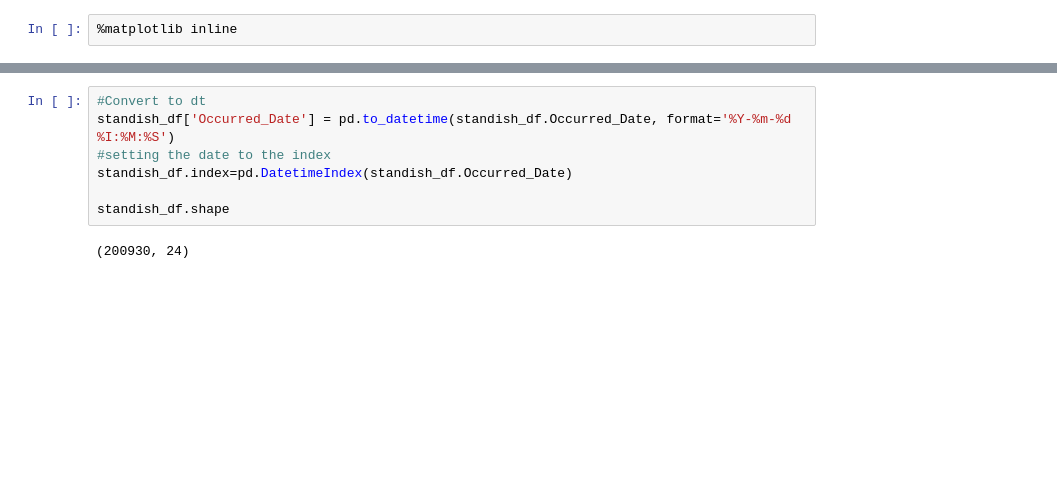
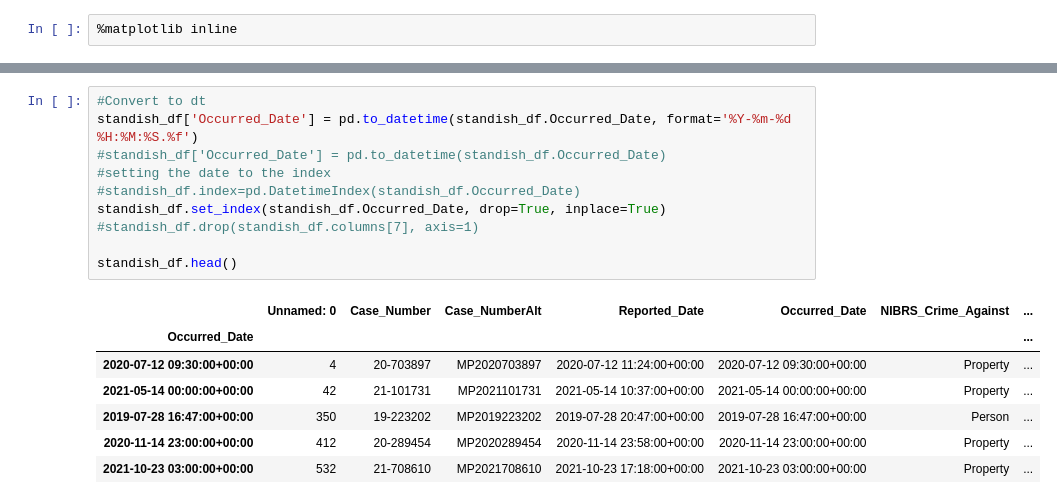
Before and after one commit to chrisolwell/MPLSCrime, a Jupyter notebook: standish_time.ipynb, the cells around one changed output, grey strips where cells are left out. Cells and saved outputs as stored; diff of their text form; blank space fills up the shorter version.

```diff
--- a/standish_time.ipynb
+++ b/standish_time.ipynb
@@ -28,12 +27,21 @@ standish_df.head()
 # %%
 #Convert to dt
-standish_df['Occurred_Date'] = pd.to_datetime(standish_df.Occurred_Date, format='%Y-%m-%d %I:%M:%S')
+standish_df['Occurred_Date'] = pd.to_datetime(standish_df.Occurred_Date, format='%Y-%m-%d %H:%M:%S.%f')
+#standish_df['Occurred_Date'] = pd.to_datetime(standish_df.Occurred_Date)
 #setting the date to the index
-standish_df.index=pd.DatetimeIndex(standish_df.Occurred_Date)
+#standish_df.index=pd.DatetimeIndex(standish_df.Occurred_Date)
+standish_df.set_index(standish_df.Occurred_Date, drop=True, inplace=True)
+#standish_df.drop(standish_df.columns[7], axis=1)
 
-standish_df.shape
+standish_df.head()
 # %% [output]
-(200930, 24)
+|  | Unnamed: 0 | Case_Number | Case_NumberAlt | Reported_Date | Occurred_Date | NIBRS_Crime_Against | ... |
+| Occurred_Date |  |  |  |  |  |  | ... |
+| 2020-07-12 09:30:00+00:00 | 4 | 20-703897 | MP2020703897 | 2020-07-12 11:24:00+00:00 | 2020-07-12 09:30:00+00:00 | Property | ... |
+| 2021-05-14 00:00:00+00:00 | 42 | 21-101731 | MP2021101731 | 2021-05-14 10:37:00+00:00 | 2021-05-14 00:00:00+00:00 | Property | ... |
+| 2019-07-28 16:47:00+00:00 | 350 | 19-223202 | MP2019223202 | 2019-07-28 20:47:00+00:00 | 2019-07-28 16:47:00+00:00 | Person | ... |
+| 2020-11-14 23:00:00+00:00 | 412 | 20-289454 | MP2020289454 | 2020-11-14 23:58:00+00:00 | 2020-11-14 23:00:00+00:00 | Property | ... |
+| 2021-10-23 03:00:00+00:00 | 532 | 21-708610 | MP2021708610 | 2021-10-23 17:18:00+00:00 | 2021-10-23 03:00:00+00:00 | Property | ... |
 # %%
 # clean_df=standish_df.drop(columns=['Date_Reported' , 'Time_Reported' , 'Date_Occurred', 'Time_Occurred', 'Neighborhood'], axis=1)
 # clean_df
```
Also changed, not shown: parts of 13 cells of this notebook, 2 other files.
